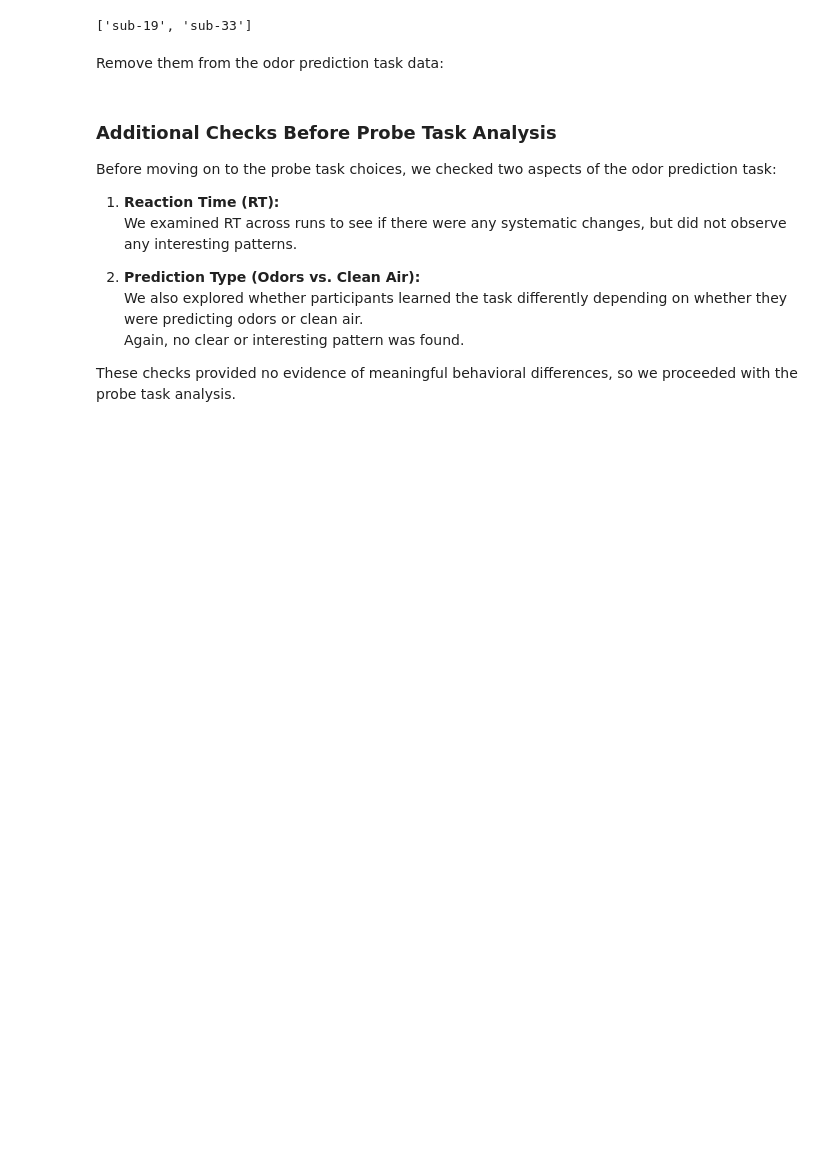
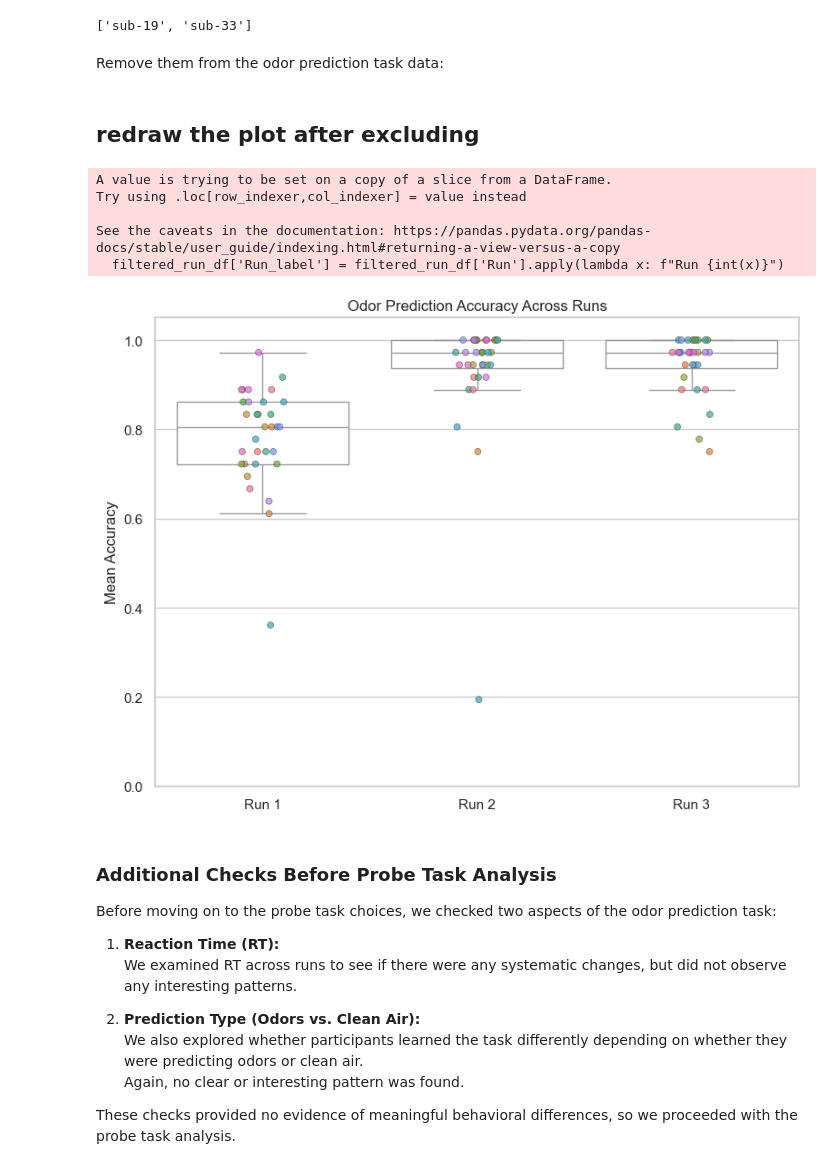
Before and after one commit to QingfangLiu/project-spcd, a Jupyter notebook: behavior/analyze_behaviors.ipynb, the cells around one changed output. Saved outputs shown, nothing was run; the diff lists cells and outputs as text; code cells hidden in the pictures; blank space fills up the shorter version.

```diff
--- a/behavior/analyze_behaviors.ipynb
+++ b/behavior/analyze_behaviors.ipynb
@@ -91,6 +91,37 @@ Remove them from the odor prediction task data:
 # %%
 filtered_run_df = run_result_df[~run_result_df['subject'].isin(chance_subjects)]
 filtered_odor_df = odor_result_df[~odor_result_df['subject'].isin(chance_subjects)]
+# %% [markdown]
+## redraw the plot after excluding
+# %%
+# Convert numeric Run to labeled string
+filtered_run_df['Run_label'] = filtered_run_df['Run'].apply(lambda x: f"Run {int(x)}")
+
+plt.figure(figsize=(8, 6))
+
+# Boxplot of accuracy per run
+sns.boxplot(data=filtered_run_df, x='Run_label', y='mean_acc',
+            color='white', fliersize=0, linewidth=1)
+
+# Jittered individual points per run
+sns.stripplot(data=filtered_run_df, x='Run_label', y='mean_acc', hue='subject',
+              dodge=False, jitter=True, alpha=0.7, marker='o', linewidth=0.5)
+
+# Final plot settings
+plt.title('Odor Prediction Accuracy Across Runs')
+plt.xlabel('')
+plt.ylabel('Mean Accuracy')
+plt.ylim(0, 1.05)
+plt.legend([], [], frameon=False)  # Hide crowded legend
+plt.tight_layout()
+plt.show()
+# %% [output]
+A value is trying to be set on a copy of a slice from a DataFrame.
+Try using .loc[row_indexer,col_indexer] = value instead
+
+See the caveats in the documentation: https://pandas.pydata.org/pandas-docs/stable/user_guide/indexing.html#returning-a-view-versus-a-copy
+  filtered_run_df['Run_label'] = filtered_run_df['Run'].apply(lambda x: f"Run {int(x)}")
+[figure, added]
 # %% [markdown]
 ### Additional Checks Before Probe Task Analysis
 
```
Also changed, not shown: parts of 9 cells of this notebook, 3 other files.
